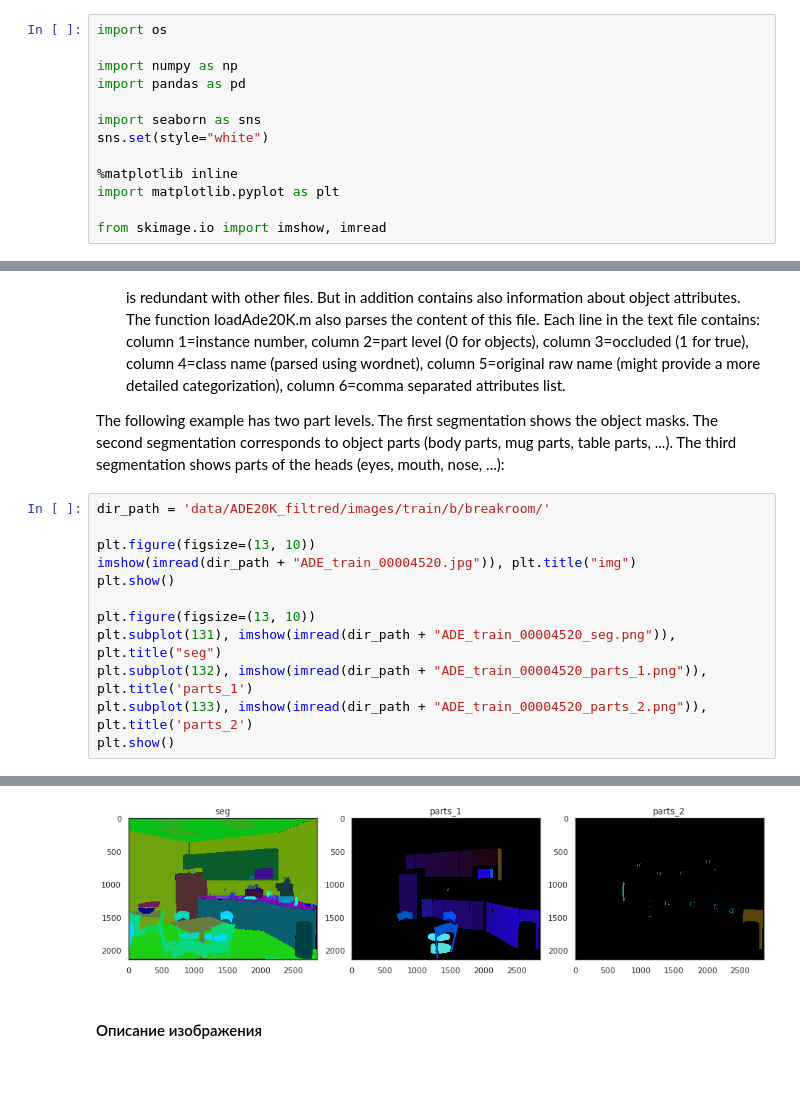
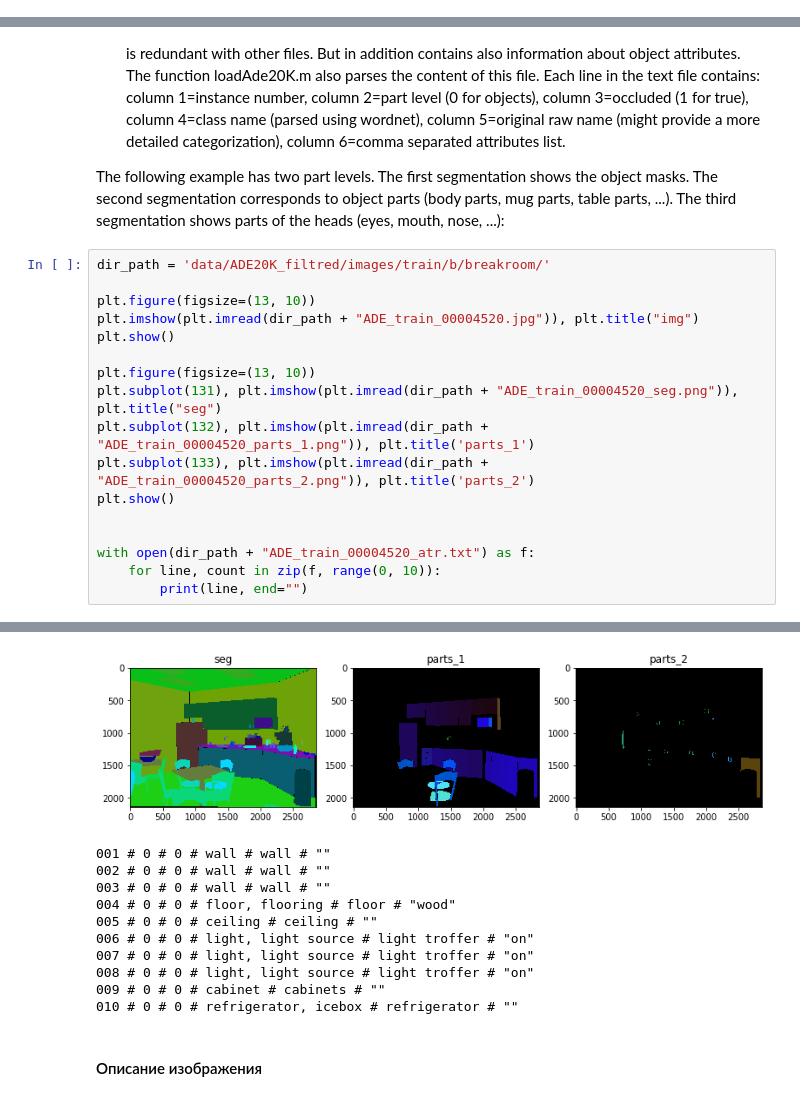
Before and after one commit to RobertVoropaev/InteriorRecognitionSystem, a Jupyter notebook: 1.DataSets.ipynb, the cells around one changed output, grey strips where cells are left out. Drawn from its saved outputs; the diff is of its cells as text; blank space fills up the shorter version.

```diff
--- a/1.DataSets.ipynb
+++ b/1.DataSets.ipynb
@@ -5,13 +4,0 @@
-# %%
-import os
-
-import numpy as np
-import pandas as pd
-
-import seaborn as sns
-sns.set(style="white")
-
-%matplotlib inline
-import matplotlib.pyplot as plt
-
-from skimage.io import imshow, imread
@@ -38,12 +66,17 @@ The following example has two part levels. The first segmentation shows the obje
 dir_path = 'data/ADE20K_filtred/images/train/b/breakroom/'
 
 plt.figure(figsize=(13, 10))
-imshow(imread(dir_path + "ADE_train_00004520.jpg")), plt.title("img")
+plt.imshow(plt.imread(dir_path + "ADE_train_00004520.jpg")), plt.title("img")
 plt.show()
 
 plt.figure(figsize=(13, 10))
-plt.subplot(131), imshow(imread(dir_path + "ADE_train_00004520_seg.png")), plt.title("seg")
-plt.subplot(132), imshow(imread(dir_path + "ADE_train_00004520_parts_1.png")), plt.title('parts_1')
-plt.subplot(133), imshow(imread(dir_path + "ADE_train_00004520_parts_2.png")), plt.title('parts_2')
+plt.subplot(131), plt.imshow(plt.imread(dir_path + "ADE_train_00004520_seg.png")), plt.title("seg")
+plt.subplot(132), plt.imshow(plt.imread(dir_path + "ADE_train_00004520_parts_1.png")), plt.title('parts_1')
+plt.subplot(133), plt.imshow(plt.imread(dir_path + "ADE_train_00004520_parts_2.png")), plt.title('parts_2')
 plt.show()
+
+
+with open(dir_path + "ADE_train_00004520_atr.txt") as f:
+    for line, count in zip(f, range(0, 10)):
+        print(line, end="")
 # %% [output]
@@ -51,4 +84,14 @@ plt.show()
-[figure, old version]
+[figure, new version]
+001 # 0 # 0 # wall # wall # ""
+002 # 0 # 0 # wall # wall # ""
+003 # 0 # 0 # wall # wall # ""
+004 # 0 # 0 # floor, flooring # floor # "wood"
+005 # 0 # 0 # ceiling # ceiling # ""
+006 # 0 # 0 # light, light source # light troffer # "on"
+007 # 0 # 0 # light, light source # light troffer # "on"
+008 # 0 # 0 # light, light source # light troffer # "on"
+009 # 0 # 0 # cabinet # cabinets # ""
+010 # 0 # 0 # refrigerator, icebox # refrigerator # ""
 # %% [markdown]
 #### Описание изображения
 # %% [markdown]
```
Also changed, not shown: parts of 3 cells of this notebook, 2 other files.
